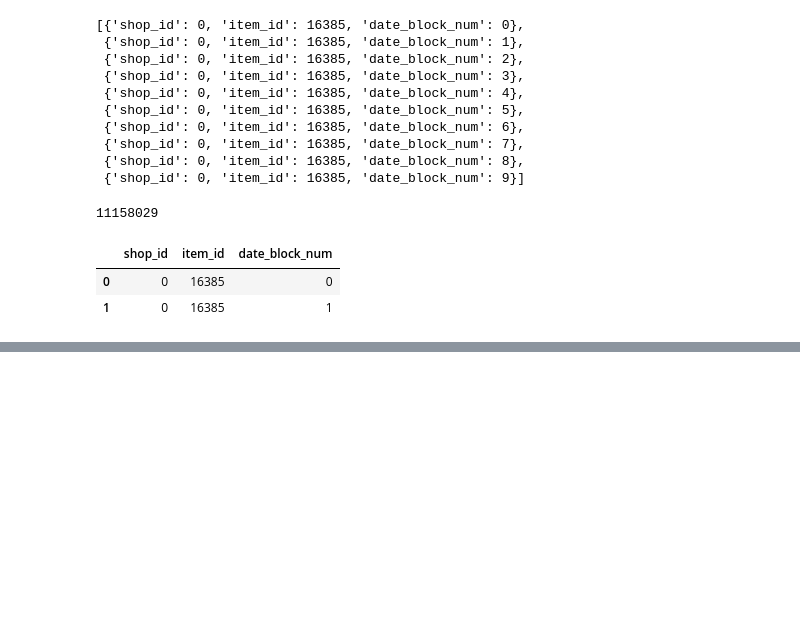
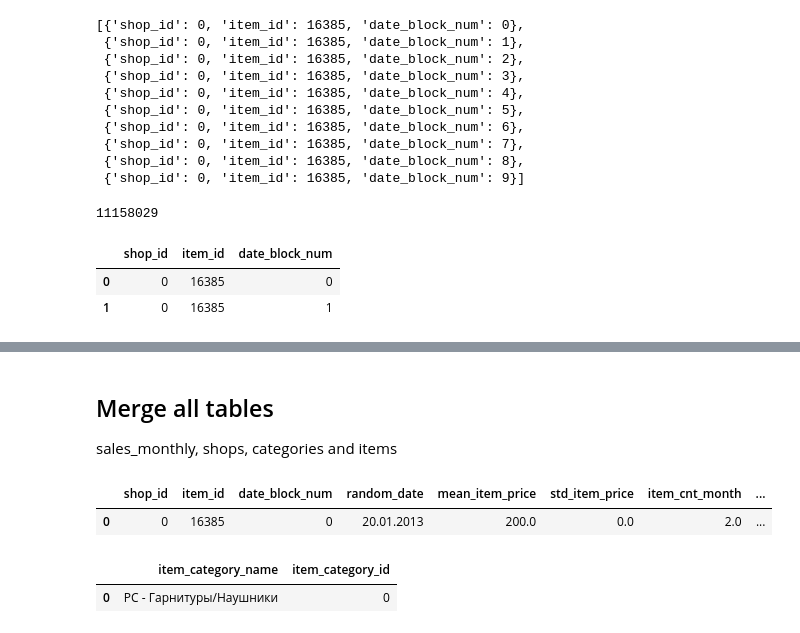
Before and after one commit to RobBlanchard/kaggle-predict-sales, a Jupyter notebook: XGBoost - 2.ipynb, the cells around one changed output, grey strips where cells are left out. Cells and saved outputs as stored; diff of their text form; code cells hidden in the pictures; blank space fills up the shorter version.

```diff
--- a/XGBoost - 2.ipynb
+++ b/XGBoost - 2.ipynb
@@ -279,9 +253,9 @@ There isn't any observation with item_cnt_day = 0. That means that there is no o
 # %%
 release_date_items={}
 
-nb_items = len(set(bigboi["item_id"]))
-for c, i_id in enumerate(set(bigboi["item_id"])):
-    release_date_items[i_id] = min(bigboi.loc[bigboi["item_id"]==i_id, "date_block_num"])
+nb_items = len(set(sales_monthly["item_id"]))
+for c, i_id in enumerate(set(sales_monthly["item_id"])):
+    release_date_items[i_id] = min(sales_monthly.loc[sales_monthly["item_id"]==i_id, "date_block_num"])
     if c%5000==0:
         print(f"{c} / {nb_items} done")
 list(release_date_items.items())[:10]
@@ -304,9 +278,9 @@ list(release_date_items.items())[:10]
 # %%
 combinations = []
 
-nb_shops = len(set(bigboi["shop_id"]))
-for c, s_id in enumerate(set(bigboi["shop_id"])):
-    for i_id in set(bigboi.loc[bigboi["shop_id"]==s_id,"item_id"]):
+nb_shops = len(set(sales_monthly["shop_id"]))
+for c, s_id in enumerate(set(sales_monthly["shop_id"])):
+    for i_id in set(sales_monthly.loc[sales_monthly["shop_id"]==s_id,"item_id"]):
         release_date = release_date_items[i_id]
         for m in range(release_date, 34):
             combinations.append({"shop_id":s_id, "item_id":i_id, "date_block_num":m})
@@ -341,9 +315,9 @@ empty_df.head(2)
 | 0 | 0 | 16385 | 0 |
 | 1 | 0 | 16385 | 1 |
 # %%
-bigboi_complete = pd.merge(empty_df, bigboi, how="left", on=["shop_id","item_id","date_block_num"])
-print(len(bigboi_complete))
-print(bigboi_complete.isnull().sum())
-bigboi_complete.head(2)
+sales_monthly_complete = pd.merge(empty_df, sales_monthly, how="left", on=["shop_id","item_id","date_block_num"])
+print(len(sales_monthly_complete))
+print(sales_monthly_complete.isnull().sum())
+sales_monthly_complete.head(2)
 # %% [output]
 11158029
@@ -362,3 +333,16 @@ dtype: int64
 |  | shop_id | item_id | date_block_num | random_date | mean_item_price | std_item_price | item_cnt_month | ... |
 | 0 | 0 | 16385 | 0 | 20.01.2013 | 200.0 | 0.0 | 2.0 | ... |
 | 1 | 0 | 16385 | 1 | 25.02.2013 | 200.0 | 0.0 | 2.0 | ... |
+# %% [markdown]
+## Merge all tables
+sales_monthly, shops, categories and items
+# %%
+sales_monthly_complete.head(1)
+# %% [output]
+|  | shop_id | item_id | date_block_num | random_date | mean_item_price | std_item_price | item_cnt_month | ... |
+| 0 | 0 | 16385 | 0 | 20.01.2013 | 200.0 | 0.0 | 2.0 | ... |
+# %%
+categories.head(1)
+# %% [output]
+|  | item_category_name | item_category_id |
+| 0 | PC - Гарнитуры/Наушники | 0 |
```
Also changed, not shown: parts of 8 cells of this notebook.
